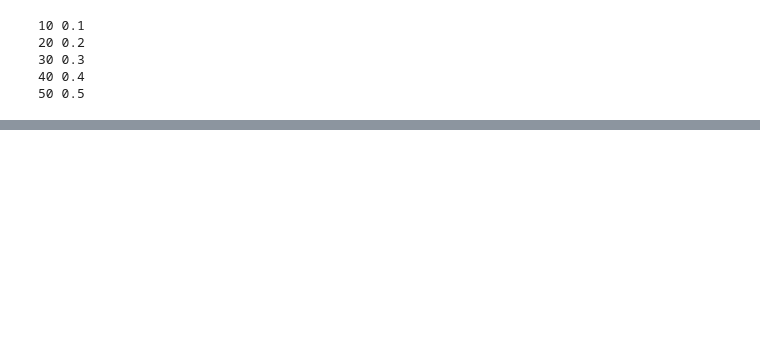
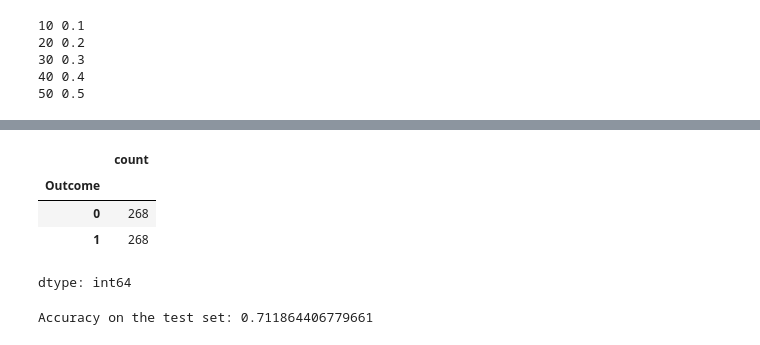
Before and after one commit to Gyawalisahaj/Deeplearn, a Jupyter notebook: Perceptron.ipynb, the cells around one changed output, grey strips where cells are left out. Cells and saved outputs as stored; diff of their text form; code cells hidden in the pictures; blank space fills up the shorter version.

Commit message:
perceptron

```diff
--- a/Perceptron.ipynb
+++ b/Perceptron.ipynb
@@ -58,0 +130,8 @@ for val1, val2 in zip(list1, list2):
+# %%
+df['Outcome'].value_counts()
+# %% [output]
+|  | count |
+| Outcome |  |
+| 0 | 268 |
+| 1 | 268 |
+dtype: int64
@@ -58,0 +153,5 @@ for val1, val2 in zip(list1, list2):
+# %%
+accuracy = perceptron.evaluate(X_test_scaled, y_test)
+print(f"Accuracy on the test set: {accuracy}")
+# %% [output]
+Accuracy on the test set: 0.711864406779661
```
Also changed, not shown: parts of 11 cells of this notebook.
